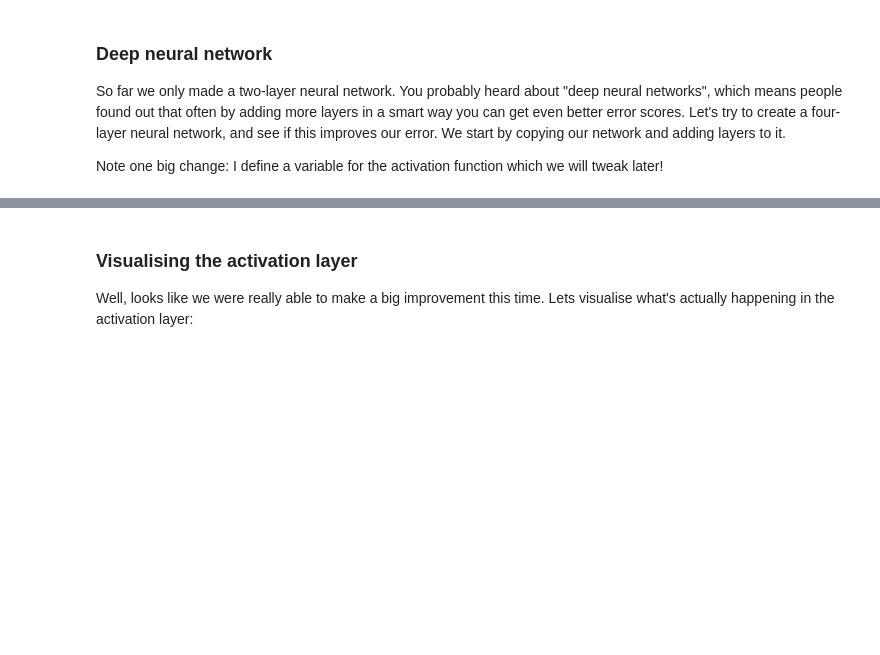
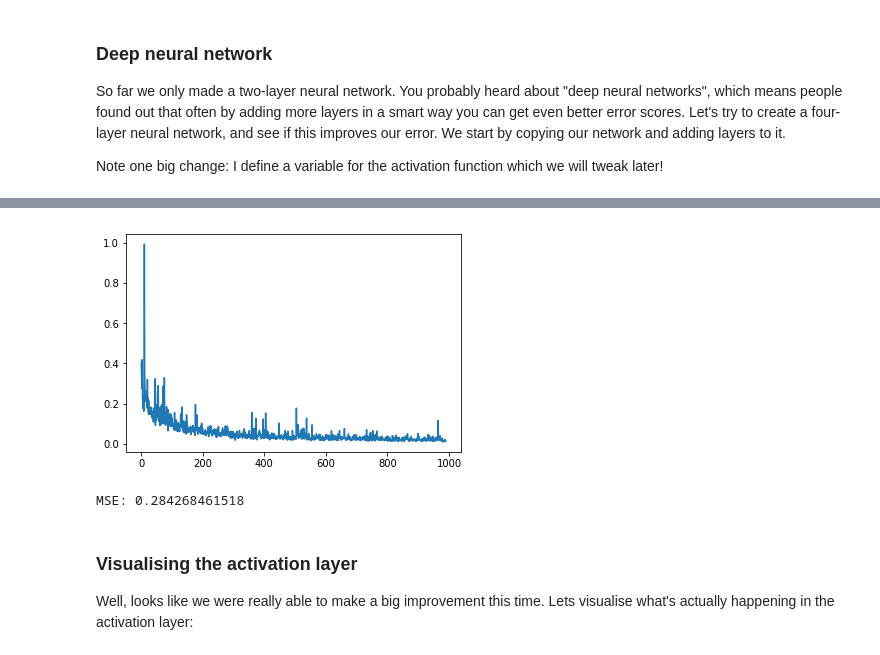
Before and after one commit to rmeertens/tensorflowcourse, a Jupyter notebook: Section 3 Predicting ground state energies of molecules.ipynb, the cells around one changed output, grey strips where cells are left out. Cells and saved outputs as stored; diff of their text form; code cells hidden in the pictures; blank space fills up the shorter version.

```diff
--- a/Section 3 Predicting ground state energies of molecules.ipynb
+++ b/Section 3 Predicting ground state energies of molecules.ipynb
@@ -584,34 +581,31 @@ optimizer = tf.train.GradientDescentOptimizer(LEARNING_RATE).minimize(loss)
 # %%
 sess = tf.Session()
 
-losses_norm = reset_and_train_network(sess,scaled_trainset,
+losses = reset_and_train_network(sess,scaled_trainset,
                                       scaled_train_out,
                                       64,
                                         1000,
                                         optimizer,
                                         input_pl,
                                         output_pl,
                                         loss,
                                         verbose=False)
 
-
-plt.plot(losses_norm[10:])
+plt.plot(losses[10:])
 plt.show()
 
-## Evaluate the trainset after preprocessing and the testset after preprocessing
-print("Evaluating trainset with preprocessing")
-evaluate_network(sess,scaled_trainset, scaled_train_out, network_prediction, input_pl, output_pl, loss)
-print("Evaluating testset with preprocessing")
-evaluate_network(sess,scaled_testset, scaled_test_out, network_prediction, input_pl, output_pl, loss)
-
-## Predict the ground energy of each molecule
+## Evaluate on the testset: Predict the ground energy of each molecule,
+## Scale these values back, and calculate the MSE
 datasetY2 = [[x] for x in Y_test]
 predicted_values = sess.run(network_prediction, feed_dict={input_pl: scaled_testset})
 
-## Scale these values back, and calculate the MSE
 inversed_predicted_values = outputscaler.inverse_transform(predicted_values)
 mse = mean_squared_error(inversed_predicted_values, datasetY2)
+
 print("MSE: " + str(mse))
+# %% [output]
+[figure, added]
+MSE: 0.284268461518
 # %% [markdown]
 ### Visualising the activation layer
 Well, looks like we were really able to make a big improvement this time. Lets visualise what's actually happening in the activation layer:
```
Also changed, not shown: parts of 14 cells of this notebook, 1 other file.
